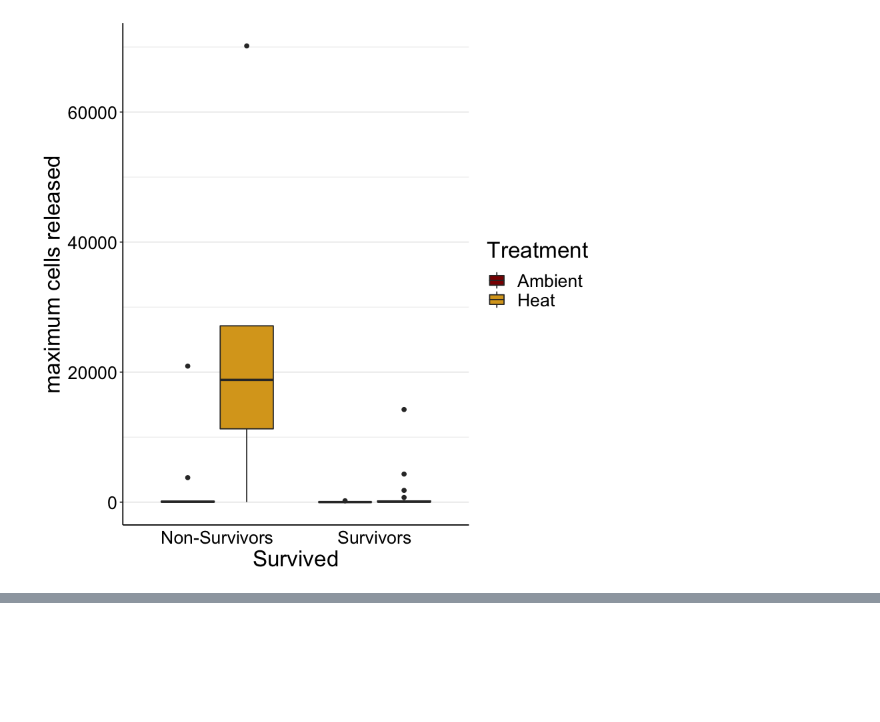
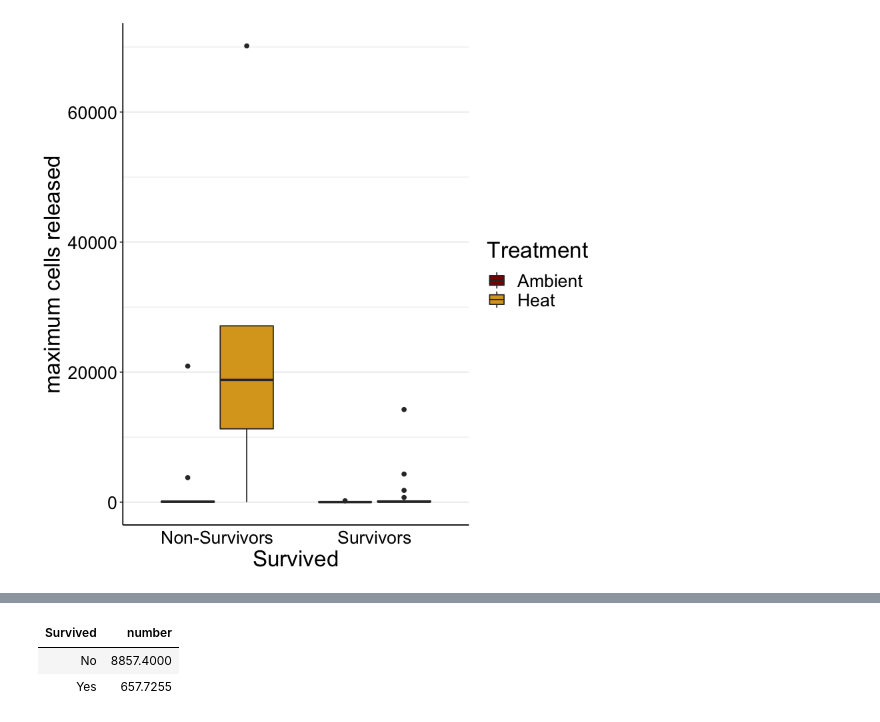
Before and after one commit to sagw/DE2019, a Jupyter notebook: Shed2019.ipynb, the cells around one changed output, grey strips where cells are left out. Cells and saved outputs as stored; diff of their text form; code cells hidden in the pictures; blank space fills up the shorter version.

```diff
--- a/Shed2019.ipynb
+++ b/Shed2019.ipynb
@@ -1053,0 +1108,2 @@ ylab("maximum cells released")
+# %%
+totalcells=aggregate(number~ID, data=all, FUN=sum)
@@ -1053,0 +1123,8 @@ ylab("maximum cells released")
+# %%
+totalfull=merge(totalcells, oysters, by=c("ID"))
+# %%
+aggregate(number~Survived, data=totalfull, FUN=mean)
+# %% [output]
+| Survived | number |
+| No | 8857.4000 |
+| Yes | 657.7255 |
```
Also changed, not shown: parts of 11 cells of this notebook, 1 other file.
